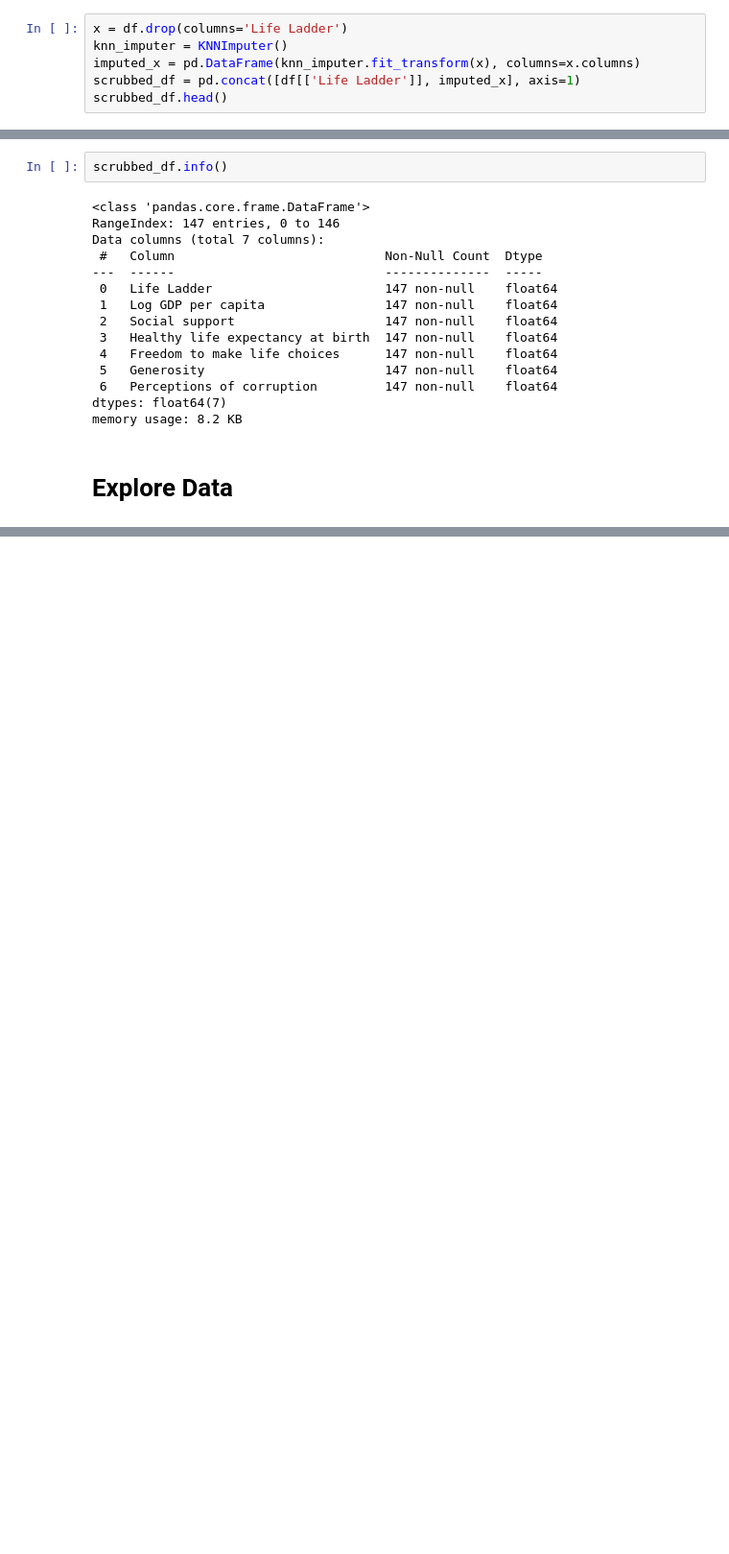
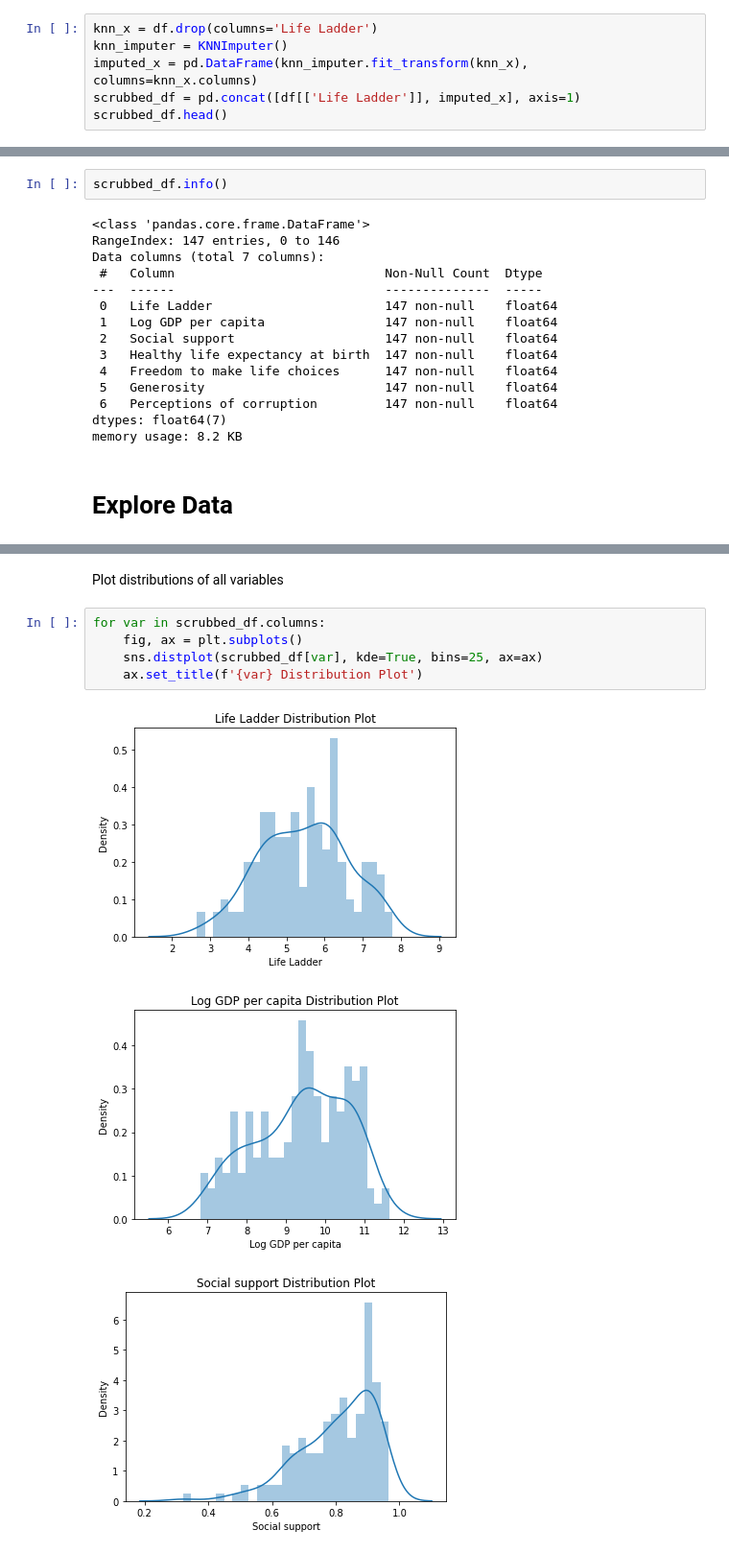
Before and after one commit to blantj/happiness_regression, a Jupyter notebook: Modeling.ipynb, the cells around one changed output, grey strips where cells are left out. Shown at 96% size. Saved outputs shown, nothing was run; the diff lists cells and outputs as text; blank space fills up the shorter version.

Commit message:
Explore data

```diff
--- a/Modeling.ipynb
+++ b/Modeling.ipynb
@@ -93,9 +97,9 @@ df.head()
 # %% [markdown]
 Replace missing values with knn imputer
 # %%
-x = df.drop(columns='Life Ladder')
+knn_x = df.drop(columns='Life Ladder')
 knn_imputer = KNNImputer()
-imputed_x = pd.DataFrame(knn_imputer.fit_transform(x), columns=x.columns)
+imputed_x = pd.DataFrame(knn_imputer.fit_transform(knn_x), columns=knn_x.columns)
 scrubbed_df = pd.concat([df[['Life Ladder']], imputed_x], axis=1)
 scrubbed_df.head()
 # %% [output]
@@ -132,0 +183,11 @@ x = df.drop(columns=)
+# %% [markdown]
+Plot distributions of all variables
+# %%
+for var in scrubbed_df.columns:
+    fig, ax = plt.subplots()
+    sns.distplot(scrubbed_df[var], kde=True, bins=25, ax=ax)
+    ax.set_title(f'{var} Distribution Plot')
+# %% [output]
+[figure, added]
+[figure, added]
+[figure, added]
```
Also changed, not shown: parts of 13 cells of this notebook.
